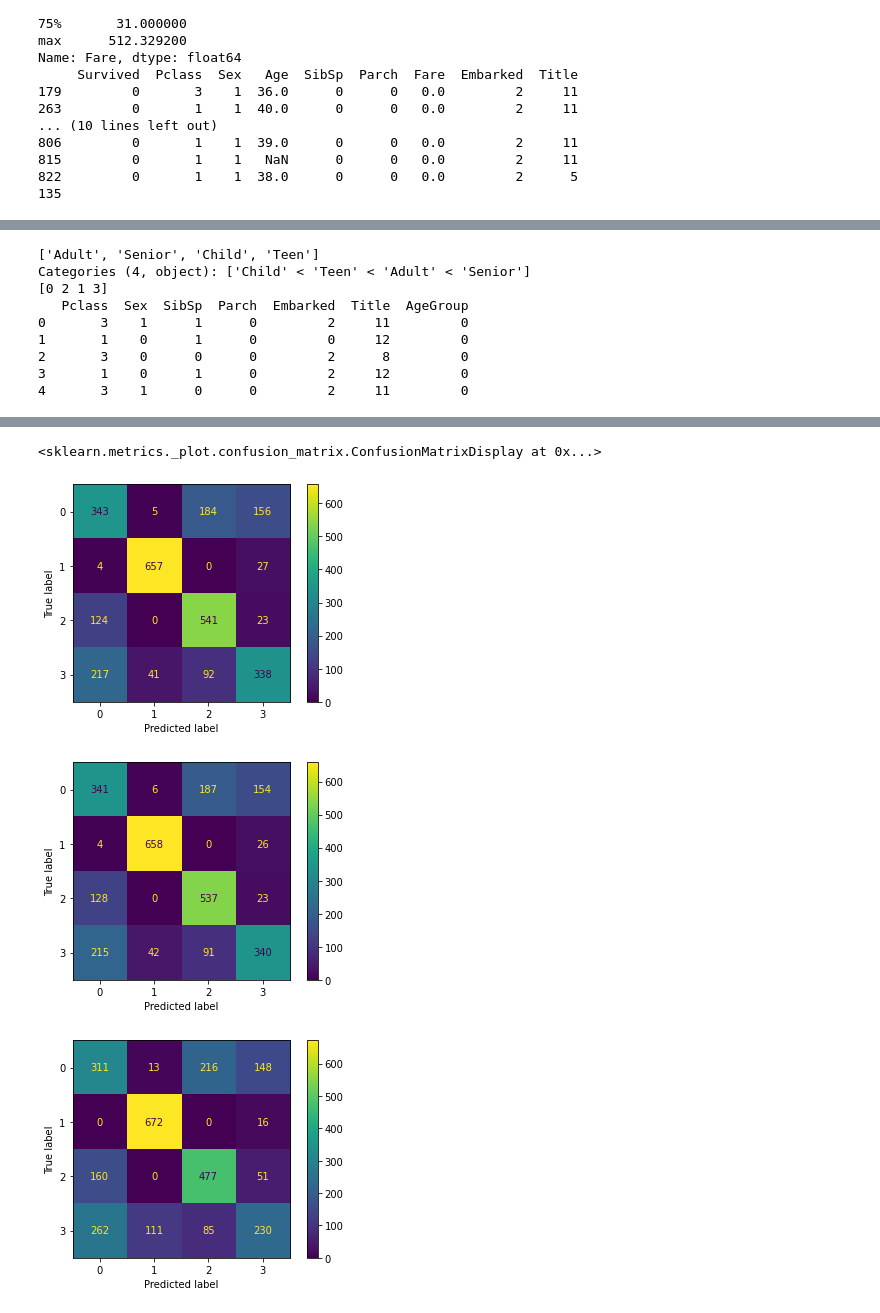
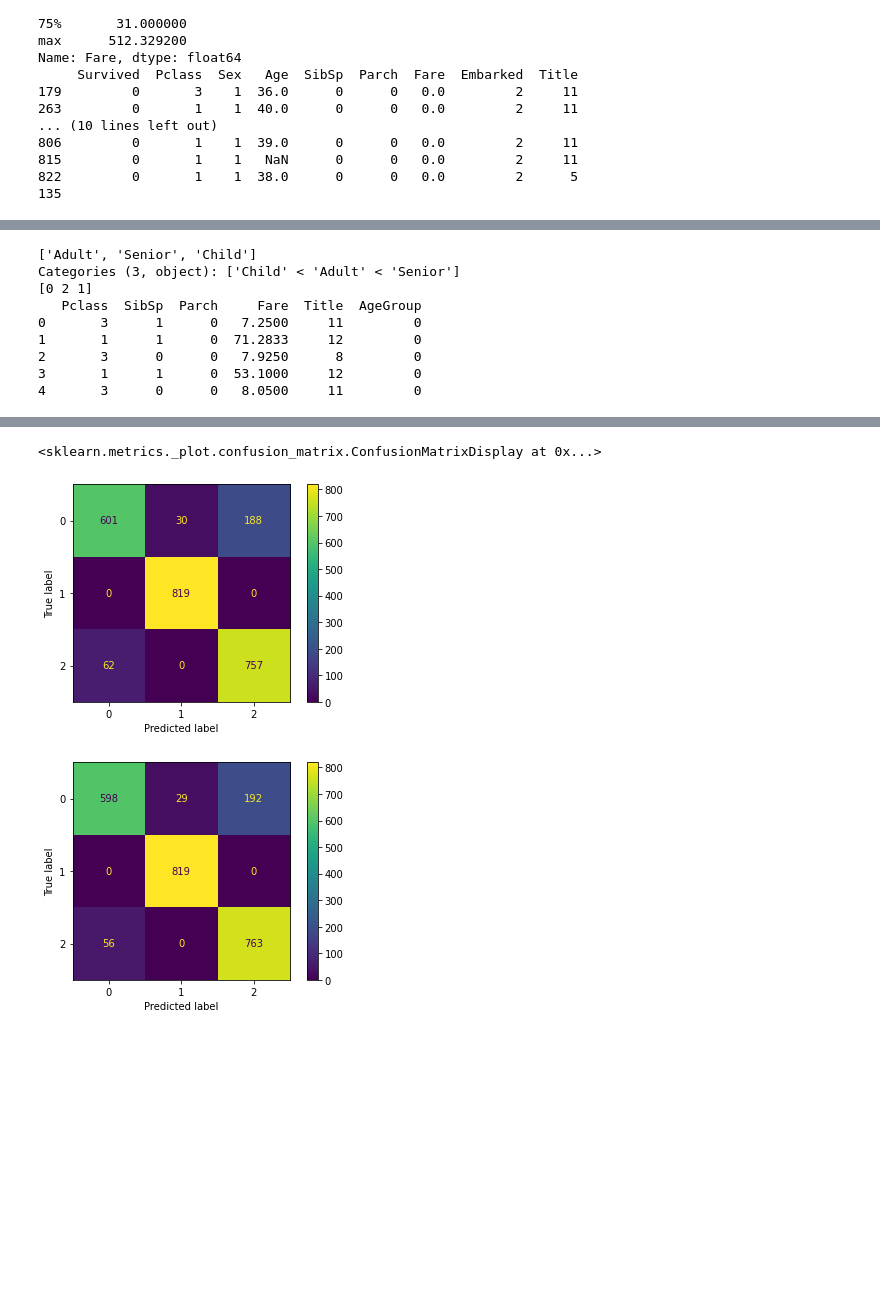
Before and after one commit to sandergs92/dmt-assignment-1, a Jupyter notebook: assignment_2/notebook_2.ipynb, the cells around one changed output, grey strips where cells are left out. Drawn from its saved outputs; the diff is of its cells as text; code cells hidden in the pictures; blank space fills up the shorter version.

```diff
--- a/assignment_2/notebook_2.ipynb
+++ b/assignment_2/notebook_2.ipynb
@@ -252,5 +263,5 @@ new_df.head()
 # %%
-# Evaluating two models, CategoricalNaiveBayes and CategoricalDecisionTree
+# Evaluating two models, CategoricalNaiveBayes and CategoricalDecisionTree - EVALUATED, chosen for RandomForestClassifier
 
 # First drop age
 new_df.drop(['Age'],axis=1, inplace=True)
@@ -262,53 +273,53 @@ print(new_df['AgeGroup'].unique())
 print(new_df.head())
 
 # Preparing data
-X_exp = new_df.iloc[:,0:6]
-y_exp = new_df.iloc[:, 6]
+X_exp = new_df.iloc[:,0:5]
+y_exp = new_df.iloc[:, 5]
 X_exp.head(), y_exp.head()
 
 # To counteract the class imbalance
 
 # Random oversampler
-# ros = RandomOverSampler(random_state=0)
-# X_exp, y_exp = ros.fit_resample(X_exp, y_exp)
+ros = RandomOverSampler(random_state=0)
+X_exp, y_exp = ros.fit_resample(X_exp, y_exp)
 # SMOTE oversampler
-smote = SMOTE()
-X_exp, y_exp = smote.fit_resample(X_exp, y_exp)
+# smote = SMOTE()
+# X_exp, y_exp = smote.fit_resample(X_exp, y_exp)
 
 # Initialize models
-dtc_e = tree.DecisionTreeClassifier(criterion='entropy')
-dtc_g = tree.DecisionTreeClassifier(criterion='gini')
-cnb = CategoricalNB(min_categories=X_exp.nunique() + 2)
+rfc_e = RandomForestClassifier(criterion='entropy')
+rfc_g = RandomForestClassifier(criterion='gini')
+# cnb = CategoricalNB(min_categories=X_exp.nunique() + 2)
 # %% [output]
-['Adult', 'Senior', 'Child', 'Teen']
-Categories (4, object): ['Child' < 'Teen' < 'Adult' < 'Senior']
-[0 2 1 3]
-   Pclass  Sex  SibSp  Parch  Embarked  Title  AgeGroup
-0       3    1      1      0         2     11         0
-1       1    0      1      0         0     12         0
-2       3    0      0      0         2      8         0
-3       1    0      1      0         2     12         0
-4       3    1      0      0         2     11         0
+['Adult', 'Senior', 'Child']
+Categories (3, object): ['Child' < 'Adult' < 'Senior']
+[0 2 1]
+   Pclass  SibSp  Parch     Fare  Title  AgeGroup
+0       3      1      0   7.2500     11         0
+1       1      1      0  71.2833     12         0
+2       3      0      0   7.9250      8         0
+3       1      1      0  53.1000     12         0
+4       3      0      0   8.0500     11         0
 # %%
 # Cross-validate (stratified k fold) scores each model
-scores_dtc_e = cross_val_score(dtc_e, X_exp, y_exp, cv=5)
-scores_dtc_g = cross_val_score(dtc_g, X_exp, y_exp, cv=5)
-scores_cnb = cross_val_score(cnb, X_exp, y_exp, cv=5)
+scores_rfc_e = cross_val_score(rfc_e, X_exp, y_exp, cv=5)
+scores_rfc_g = cross_val_score(rfc_g, X_exp, y_exp, cv=5)
+# scores_cnb = cross_val_score(cnb, X_exp, y_exp, cv=5)
 
-print("dtc_e %0.2f accuracy with a standard deviation of %0.2f" % (scores_dtc_e.mean(), scores_dtc_e.std()))
-print("dtc_g %0.2f accuracy with a standard deviation of %0.2f" % (scores_dtc_g.mean(), scores_dtc_g.std()))
-print("cnb %0.2f accuracy with a standard deviation of %0.2f" % (scores_cnb.mean(), scores_cnb.std()))
+print("rfc_e %0.2f accuracy with a standard deviation of %0.2f" % (scores_rfc_e.mean(), scores_rfc_e.std()))
+print("rfc_g %0.2f accuracy with a standard deviation of %0.2f" % (scores_rfc_g.mean(), scores_rfc_g.std()))
+# print("cnb %0.2f accuracy with a standard deviation of %0.2f" % (scores_cnb.mean(), scores_cnb.std()))
 
-pred_dtc_e = cross_val_predict(dtc_e, X_exp, y_exp, cv=5)
-pred_dtc_g = cross_val_predict(dtc_g, X_exp, y_exp, cv=5)
-pred_cnb = cross_val_predict(cnb, X_exp, y_exp, cv=5)
+pred_rfc_e = cross_val_predict(rfc_e, X_exp, y_exp, cv=5)
+pred_rfc_g = cross_val_predict(rfc_g, X_exp, y_exp, cv=5)
+# pred_cnb = cross_val_predict(cnb, X_exp, y_exp, cv=5)
 
-print(classification_report(y_exp, pred_dtc_e))
-ConfusionMatrixDisplay.from_predictions(y_exp, pred_dtc_e)
+print(classification_report(y_exp, pred_rfc_e))
+ConfusionMatrixDisplay.from_predictions(y_exp, pred_rfc_e)
 
-print(classification_report(y_exp, pred_dtc_g))
-ConfusionMatrixDisplay.from_predictions(y_exp, pred_dtc_g)
+print(classification_report(y_exp, pred_rfc_g))
+ConfusionMatrixDisplay.from_predictions(y_exp, pred_rfc_g)
 
-print(classification_report(y_exp, pred_cnb))
-ConfusionMatrixDisplay.from_predictions(y_exp, pred_cnb)
+# print(classification_report(y_exp, pred_cnb))
+# ConfusionMatrixDisplay.from_predictions(y_exp, pred_cnb)
 # %% [output]
@@ -332,4 +343,3 @@ weighted avg       0.60      0.61      0.60      2752
 <sklearn.metrics._plot.confusion_matrix.ConfusionMatrixDisplay at 0x...>
-[figure, old version]
+[figure, new version]
-[figure, old version]
+[figure, new version]
-[figure, removed]
```
Also changed, not shown: parts of 9 cells of this notebook.
